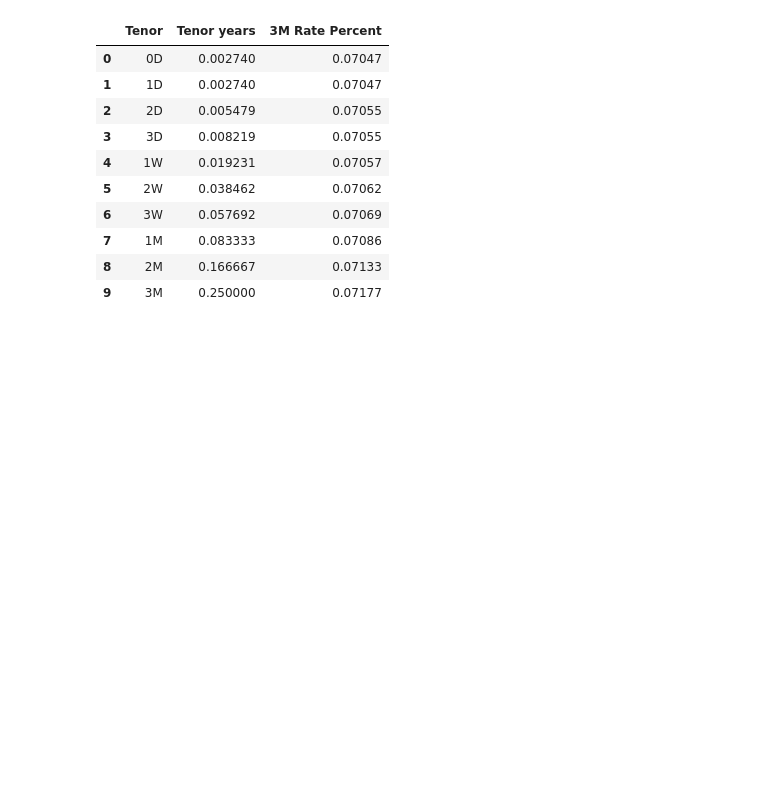
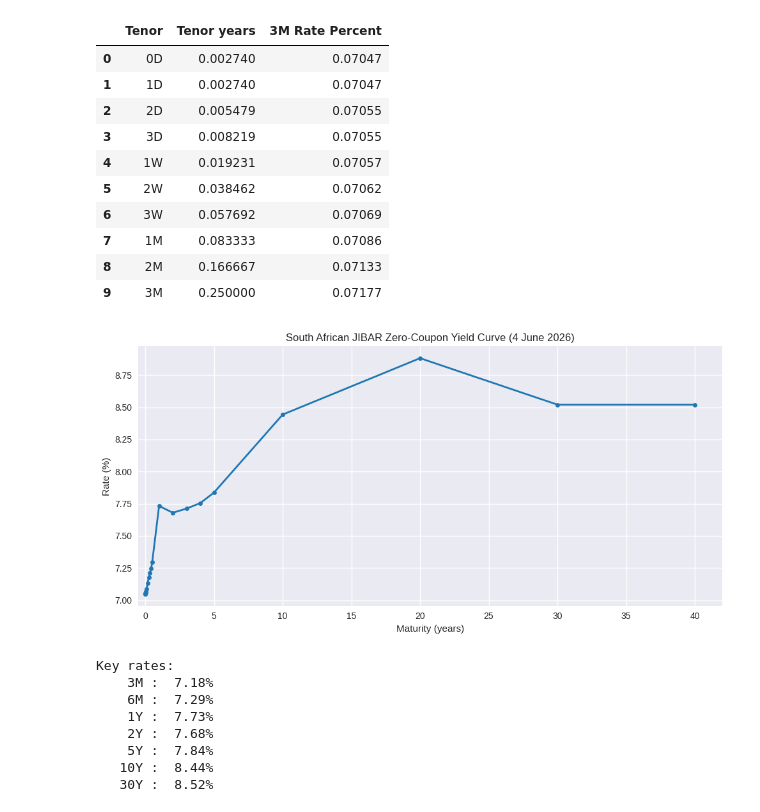
Before and after one commit to LefasoMachere11/bcc-sa-derivatives, a Jupyter notebook: final_project.ipynb, the cells around one changed output. Drawn from its saved outputs; the diff is of its cells as text; code cells hidden in the pictures; blank space fills up the shorter version.

Commit message:
Add data section — yield curve chart working

```diff
--- a/final_project.ipynb
+++ b/final_project.ipynb
@@ -577,3 +577,41 @@ Number of rows : 22
 | 7 | 1M | 0.083333 | 0.07086 |
 | 8 | 2M | 0.166667 | 0.07133 |
 | 9 | 3M | 0.250000 | 0.07177 |
+# %%
+# Clean column names
+yc = yc_raw.rename(columns={
+    'Tenor' : 'tenor_label',
+    'Tenor years': 'tenor_years',
+    '3M Rate Percent': 'rate',
+})
+
+#Convert rate from decimal to %
+yc['rate_pct'] = yc['rate'] * 100
+
+#Plot SA yield curve
+fig, ax = plt.subplots(figsize=(10, 5))
+ax.plot(yc['tenor_years'], yc['rate_pct'], 'o-',
+        color='tab:blue', lw=2.0, ms=5)
+ax.set_xlabel('Maturity (years)')
+ax.set_ylabel('Rate (%)')
+ax.set_title('South African JIBAR Zero-Coupon Yield Curve (4 June 2026)')
+ax.set_xlim(-0.5, 42)
+
+plt.tight_layout()
+plt.show()
+
+# Print key rates
+print("Key rates:")
+for _, row in yc.iterrows():
+  if row['tenor_label'] in ['3M', '6M', '1Y', '2Y', '5Y', '10Y', '30Y']:
+    print(f"  {row['tenor_label']:>4s} :  {row['rate_pct']:.2f}%")
+# %% [output]
+[figure, added]
+Key rates:
+    3M :  7.18%
+    6M :  7.29%
+    1Y :  7.73%
+    2Y :  7.68%
+    5Y :  7.84%
+   10Y :  8.44%
+   30Y :  8.52%
```
Also changed, not shown: parts of 1 cell of this notebook.
